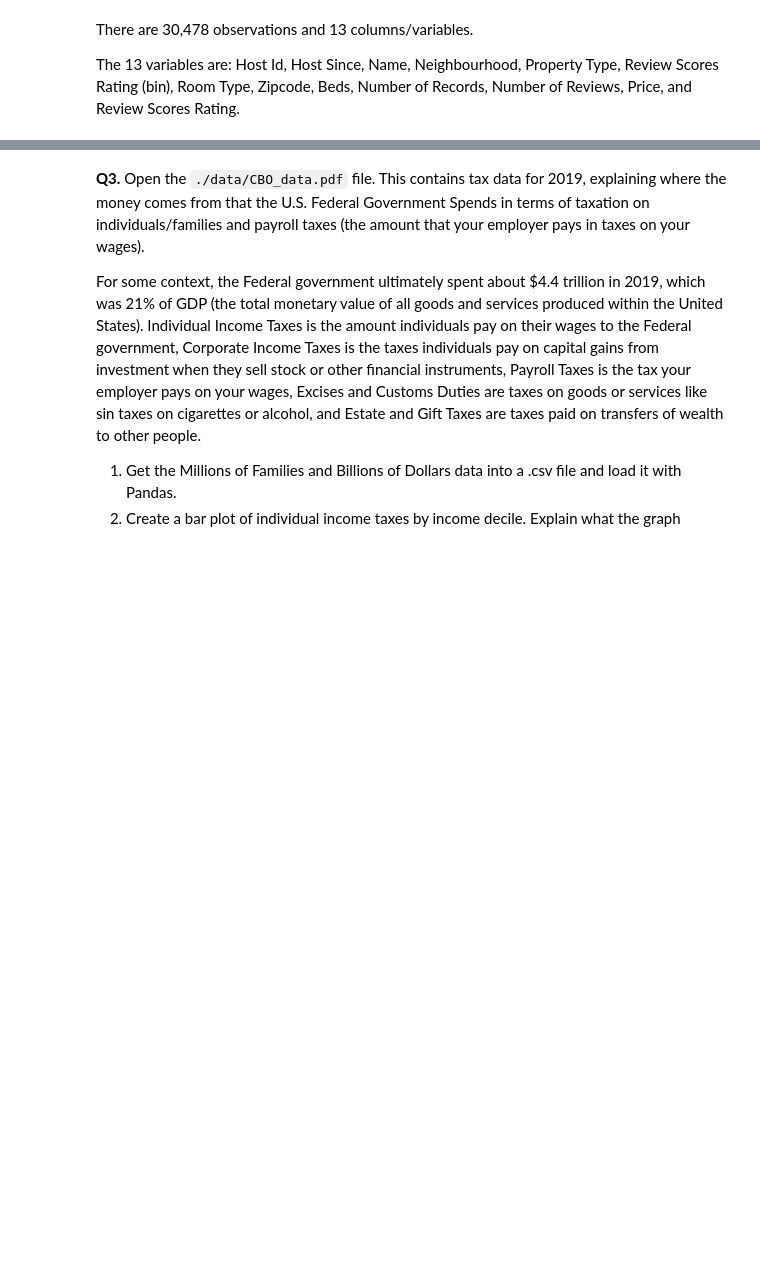
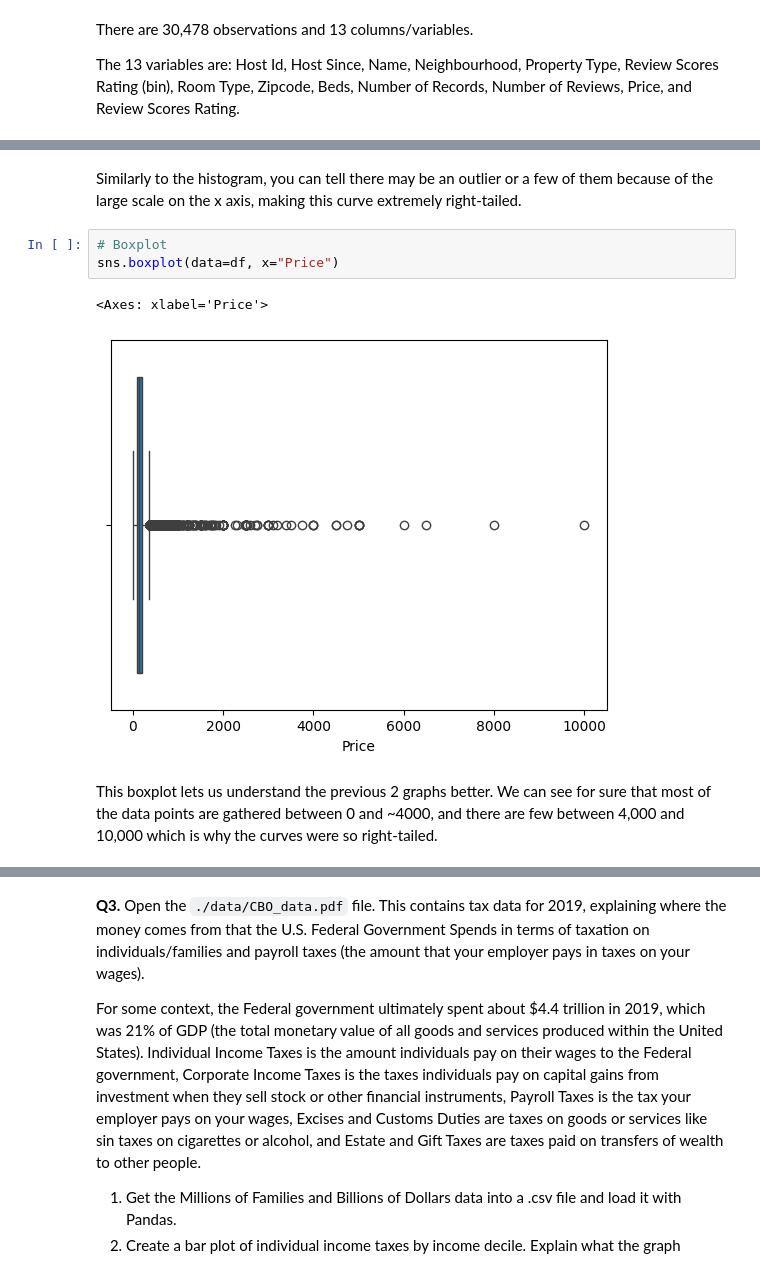
Before and after one commit to jillianhaig/visualization, a Jupyter notebook: assignment/assignment.ipynb, the cells around one changed output, grey strips where cells are left out. Saved outputs shown, nothing was run; the diff lists cells and outputs as text; blank space fills up the shorter version.

```diff
--- a/assignment/assignment.ipynb
+++ b/assignment/assignment.ipynb
@@ -83,0 +125,10 @@ The 13 variables are: Host Id, Host Since, Name, Neighbourhood, Property Type, R
+# %% [markdown]
+Similarly to the histogram, you can tell there may be an outlier or a few of them because of the large scale on the x axis, making this curve extremely right-tailed.
+# %%
+# Boxplot
+sns.boxplot(data=df, x="Price")
+# %% [output]
+<Axes: xlabel='Price'>
+[figure, added]
+# %% [markdown]
+This boxplot lets us understand the previous 2 graphs better. We can see for sure that most of the data points are gathered between 0 and ~4000, and there are few between 4,000 and 10,000 which is why the curves were so right-tailed.
```
Also changed, not shown: parts of 7 cells of this notebook.
